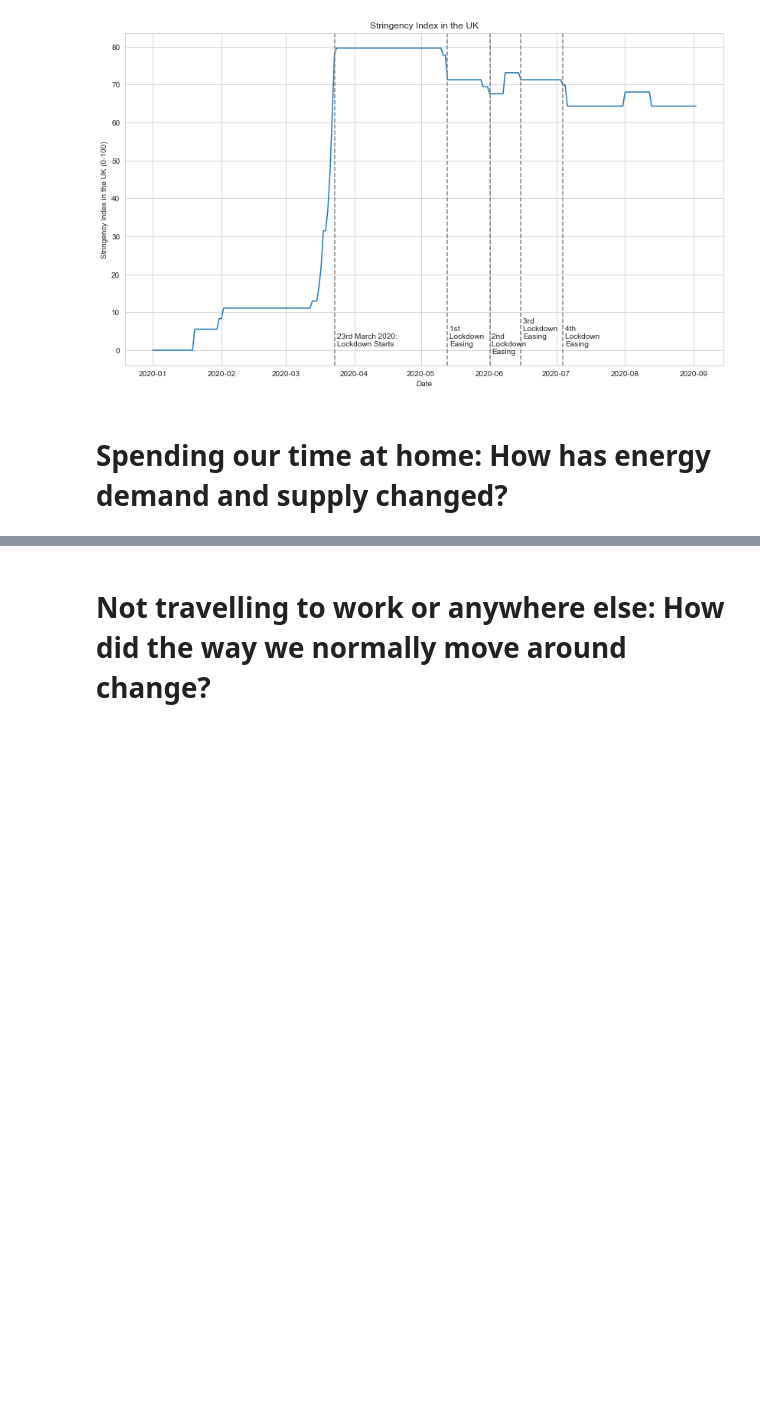
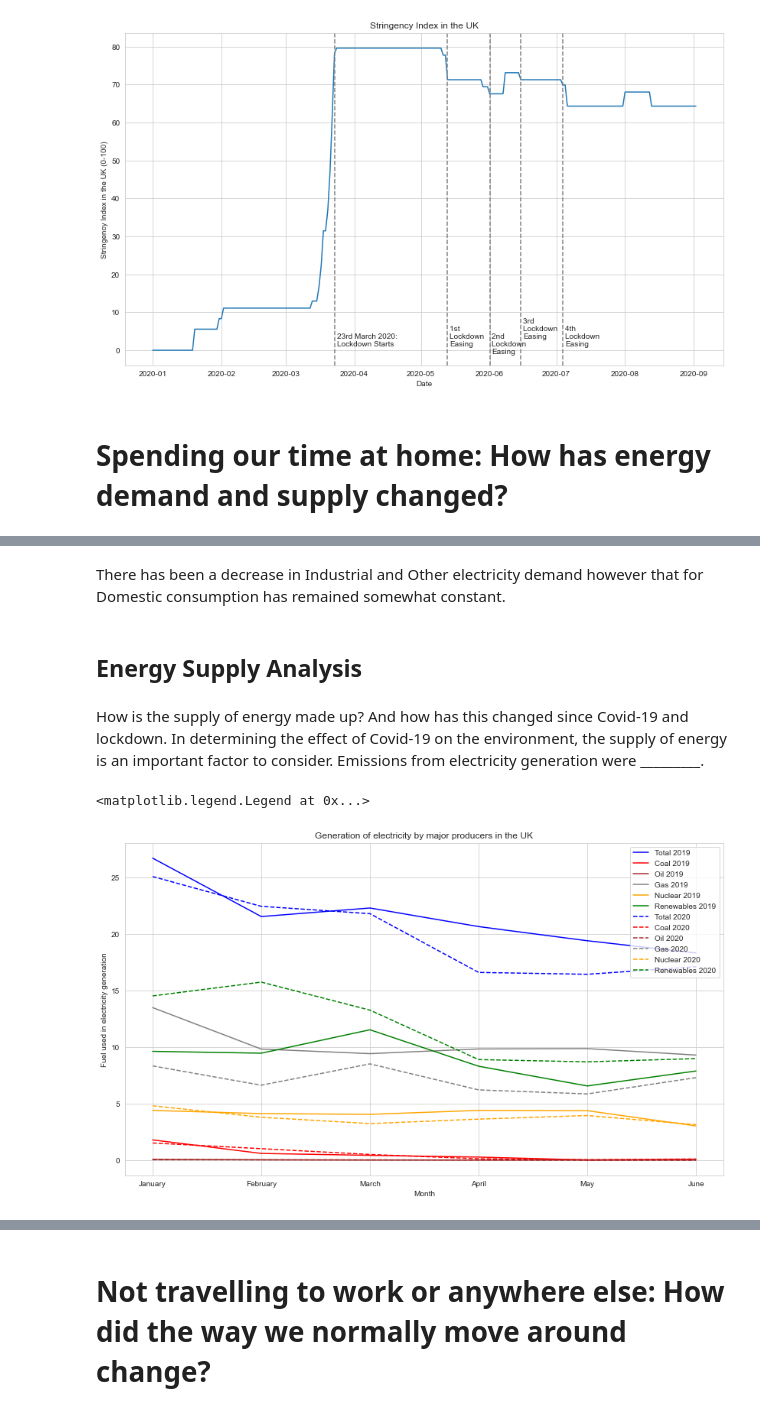
Before and after one commit to ErikaNicole/Covid19-Environmental-and-Economic-Analysis, a Jupyter notebook: final_project/Final Project Team P.ipynb, the cells around one changed output, grey strips where cells are left out. Cells and saved outputs as stored; diff of their text form; code cells hidden in the pictures; blank space fills up the shorter version.

```diff
--- a/final_project/Final Project Team P.ipynb
+++ b/final_project/Final Project Team P.ipynb
@@ -57,0 +129,30 @@ Text(0.5, 1.0, 'Stringency Index in the UK')
+# %% [markdown]
+There has been a decrease in Industrial and Other electricity demand however that for Domestic consumption has remained somewhat constant.
+# %% [markdown]
+## Energy Supply Analysis
+# %% [markdown]
+How is the supply of energy made up? And how has this changed since Covid-19 and lockdown. In determining the effect of Covid-19 on the environment, the supply of energy is an important factor to consider. Emissions from electricity generation were _________.
+# %%
+fueltype_data = pd.read_excel('data/cfg_data.xlsx', sheet_name = 'fuel_type')
+plt.plot(fueltype_data['Month'][0:6],fueltype_data['Total'][0:6], label='Total 2019',color='blue')
+plt.plot(fueltype_data['Month'][0:6],fueltype_data['Coal'][0:6], label='Coal 2019',color='red')
+plt.plot(fueltype_data['Month'][0:6],fueltype_data['Oil'][0:6], label='Oil 2019',color='brown')
+plt.plot(fueltype_data['Month'][0:6],fueltype_data['Gas'][0:6], label='Gas 2019',color='grey')
+plt.plot(fueltype_data['Month'][0:6],fueltype_data['Nuclear'][0:6], label='Nuclear 2019',color='orange')
+plt.plot(fueltype_data['Month'][0:6],fueltype_data['Renewables'][0:6], label='Renewables 2019',color='green')
+
+plt.plot(fueltype_data['Month'][12:18],fueltype_data['Total'][12:18], label='Total 2020',ls='--',color='blue')
+plt.plot(fueltype_data['Month'][12:18],fueltype_data['Coal'][12:18], label='Coal 2020',ls='--',color='red')
+plt.plot(fueltype_data['Month'][12:18],fueltype_data['Oil'][12:18], label='Oil 2020',ls='--',color='brown')
+plt.plot(fueltype_data['Month'][12:18],fueltype_data['Gas'][12:18], label='Gas 2020',ls='--',color='grey')
+plt.plot(fueltype_data['Month'][12:18],fueltype_data['Nuclear'][12:18], label='Nuclear 2020',ls='--',color='orange')
+plt.plot(fueltype_data['Month'][12:18],fueltype_data['Renewables'][12:18], label='Renewables 2020',ls='--',color='green')
+
+
+plt.xlabel('Month')
+plt.ylabel('Fuel used in electricity generation')
+plt.title('Generation of electricity by major producers in the UK')
+plt.legend(loc="upper right")
+# %% [output]
+<matplotlib.legend.Legend at 0x...>
+[figure, added]
```
Also changed, not shown: parts of 27 cells of this notebook.
